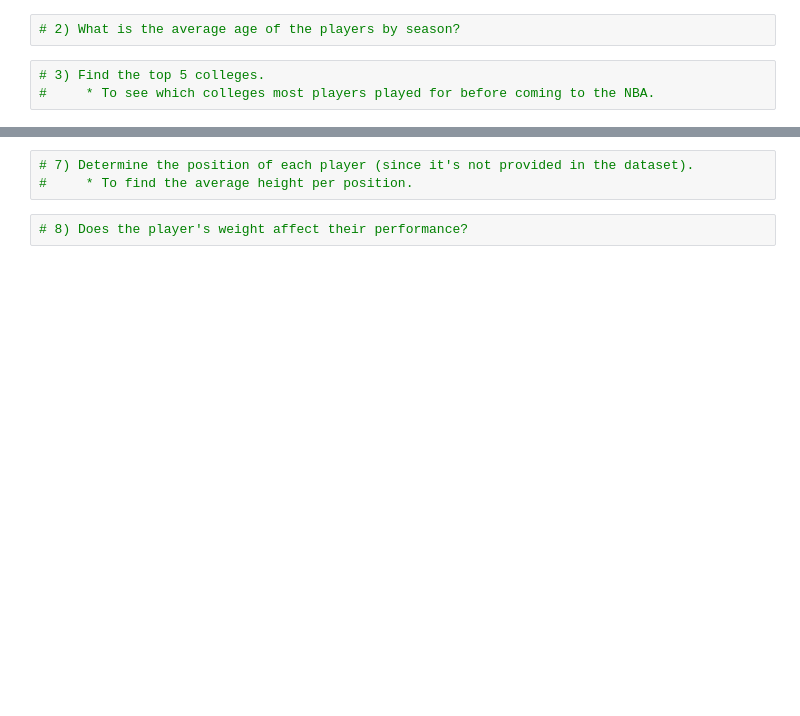
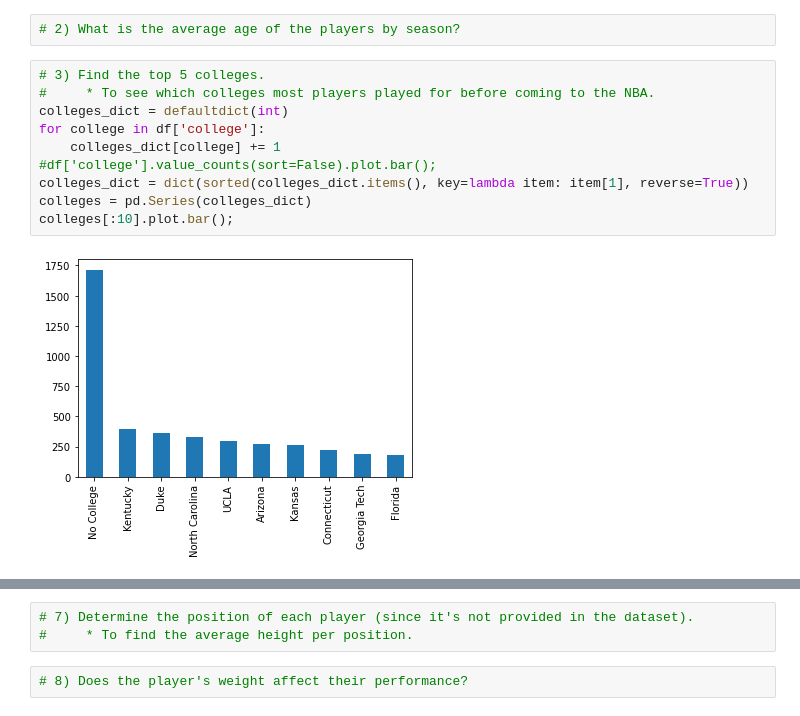
Before and after one commit to preet-panchal/NBA-MVP-Predictor, a Jupyter notebook: final-project-group16.ipynb, the cells around one changed output, grey strips where cells are left out. Saved outputs shown, nothing was run; the diff lists cells and outputs as text; blank space fills up the shorter version.

```diff
--- a/final-project-group16.ipynb
+++ b/final-project-group16.ipynb
@@ -180,6 +207,15 @@ Here is the dataset's range of years, in other words, the season range (oldest a
 # %%
 # 3) Find the top 5 colleges.
 #     * To see which colleges most players played for before coming to the NBA.
+colleges_dict = defaultdict(int)
+for college in df['college']:
+    colleges_dict[college] += 1
+#df['college'].value_counts(sort=False).plot.bar();
+colleges_dict = dict(sorted(colleges_dict.items(), key=lambda item: item[1], reverse=True))
+colleges = pd.Series(colleges_dict)
+colleges[:10].plot.bar();
+# %% [output]
+[figure, added]
 # %%
 # 4) Find the top 5 countries NBA players are from.
 #     * To see what percentage of players from each unique country
```
Also changed, not shown: parts of 8 cells of this notebook.
